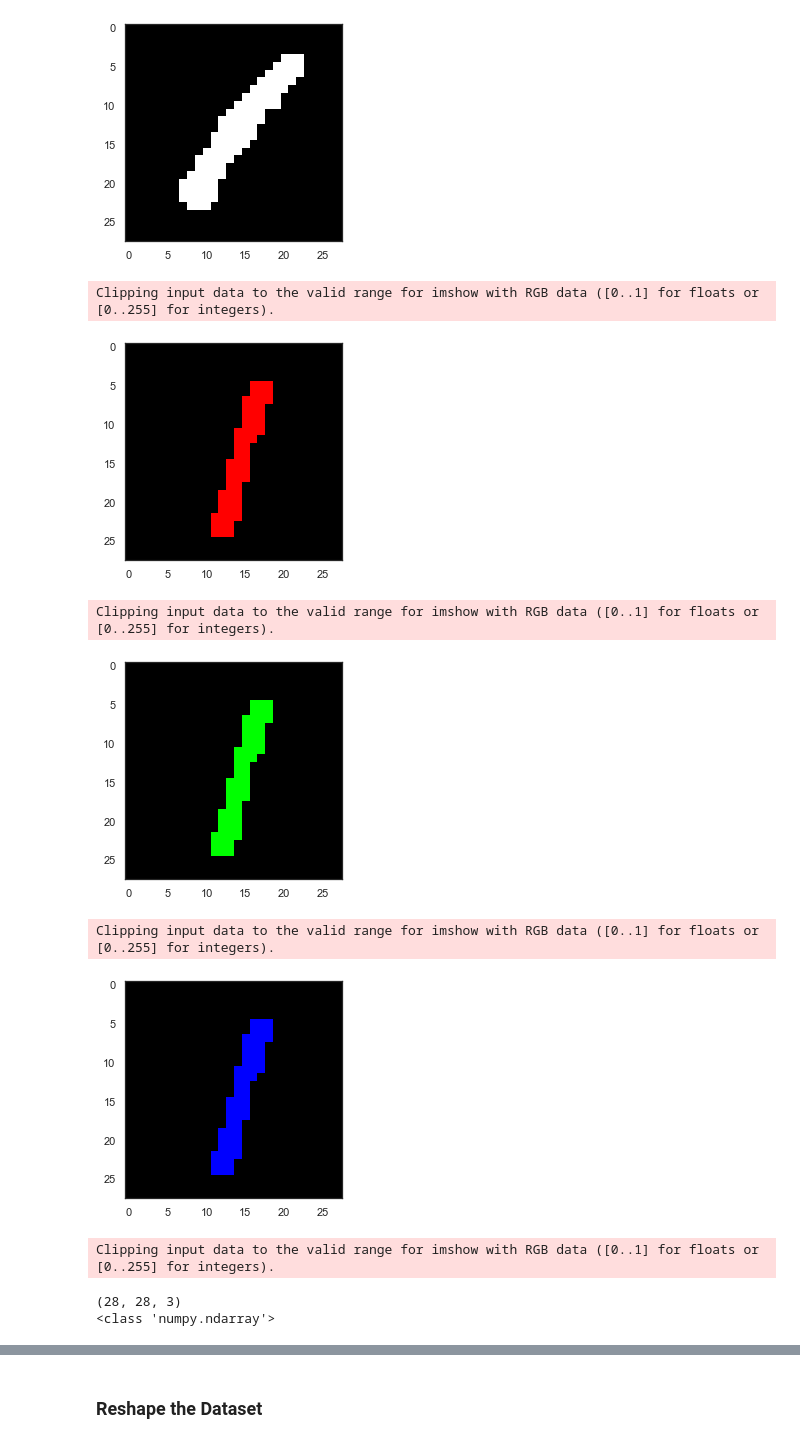
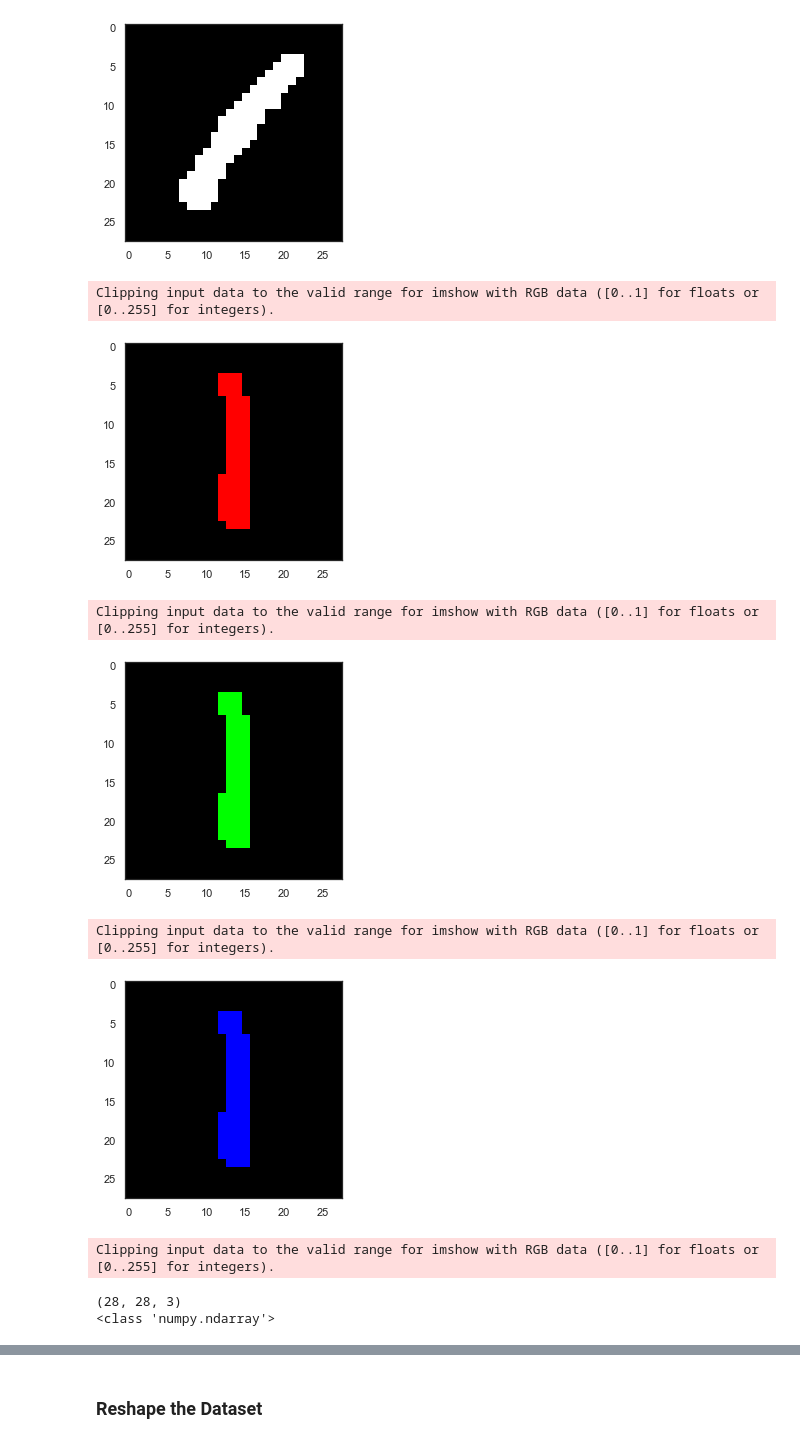
Before and after one commit to dberkerdem/584_Term-Project, a Jupyter notebook: transfer_learning.ipynb, the cells around one changed output, grey strips where cells are left out. Drawn from its saved outputs; the diff is of its cells as text; code cells hidden in the pictures.

```diff
--- a/transfer_learning.ipynb
+++ b/transfer_learning.ipynb
@@ -10,7 +10,7 @@ import tensorflow as tf
 ### Load Dataset
 # %%
 # Import dataset
-dataset = pd.read_csv("train.csv")
+dataset = pd.read_csv("./data/train.csv")
 # %% [markdown]
 ### Visualize Dataset
 # %%
@@ -101,31 +109,31 @@ Clipping input data to the valid range for imshow with RGB data ([0..1] for floa
 <matplotlib.image.AxesImage at 0x...>
 [figure]
 # %%
-im = dataset.drop(['label'], axis=1).iloc[15].to_numpy()
+im = dataset.drop(['label'], axis=1).iloc[1000].to_numpy()
 dim = np.zeros((28,28))
 im = im.reshape(28,28)
 
 R = np.stack((im,dim,dim),axis=2)
 plt.imshow(R)
 plt.show()
 G = np.stack((dim,im,dim),axis=2)
 plt.imshow(G)
 plt.show()
 B = np.stack((dim,dim,im),axis=2)
 plt.imshow(B)
 plt.show()
 print(R.shape)
 G = R+G+B
 print(type(G))
 plt.imshow(R+G+B)
 plt.show()
 # %% [output]
 Clipping input data to the valid range for imshow with RGB data ([0..1] for floats or [0..255] for integers).
-[figure, old version]
+[figure, new version]
 Clipping input data to the valid range for imshow with RGB data ([0..1] for floats or [0..255] for integers).
-[figure, old version]
+[figure, new version]
 Clipping input data to the valid range for imshow with RGB data ([0..1] for floats or [0..255] for integers).
-[figure, old version]
+[figure, new version]
 Clipping input data to the valid range for imshow with RGB data ([0..1] for floats or [0..255] for integers).
 (28, 28, 3)
 <class 'numpy.ndarray'>
```
Also changed, not shown: parts of 29 cells of this notebook, 4 other files.
